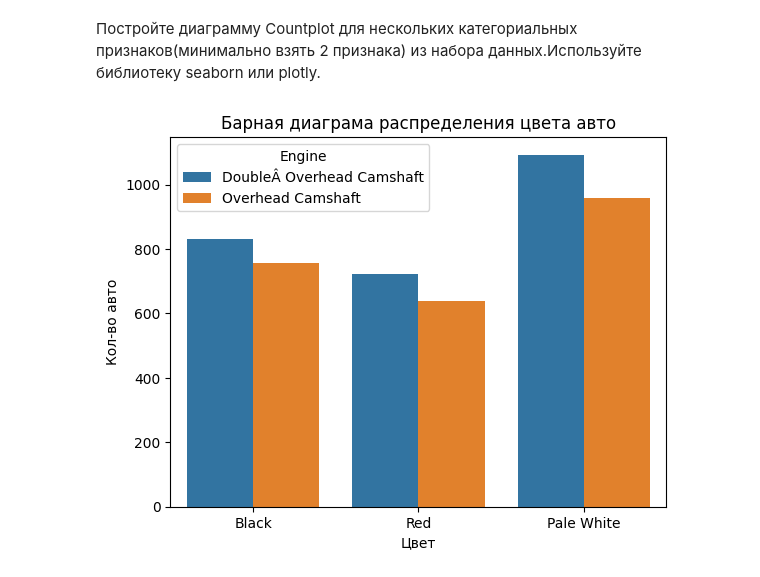
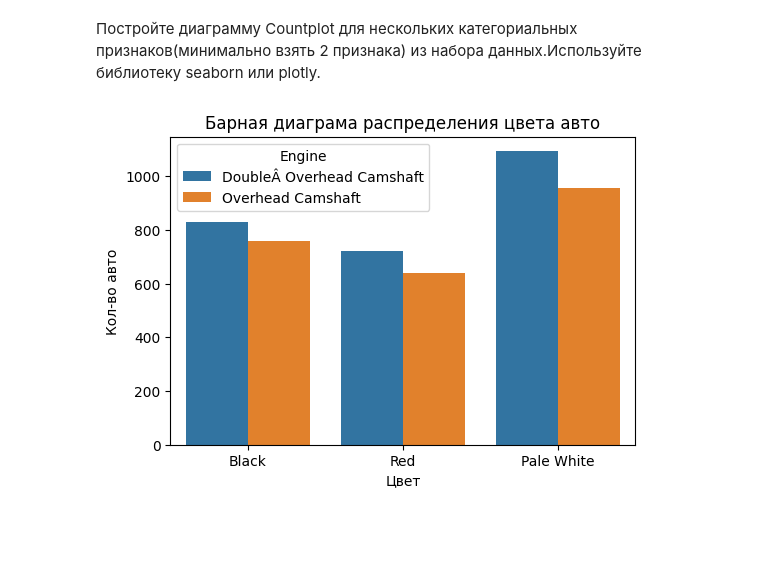
Before and after one commit to J1wZ/python_ml, a Jupyter notebook: дз-13-11/Задача2.ipynb, the cells around one changed output. Cells and saved outputs as stored; diff of their text form; code cells hidden in the pictures; blank space fills up the shorter version.

```diff
--- a/дз-13-11/Задача2.ipynb
+++ b/дз-13-11/Задача2.ipynb
@@ -53,11 +53,12 @@ plt.show()
 # %%
 import seaborn as sns
 import matplotlib.pyplot as plt
 
+plt.figure(figsize=(6, 4))
 sns.countplot(x ='Color', hue = "Engine", data = df)
 plt.title('Барная диаграма распределения цвета авто')
 plt.xlabel('Цвет')
 plt.ylabel('Кол-во авто')
 plt.show()
 # %% [output]
-[figure, old version]
+[figure, new version]
```
Also changed, not shown: 10 other files.
